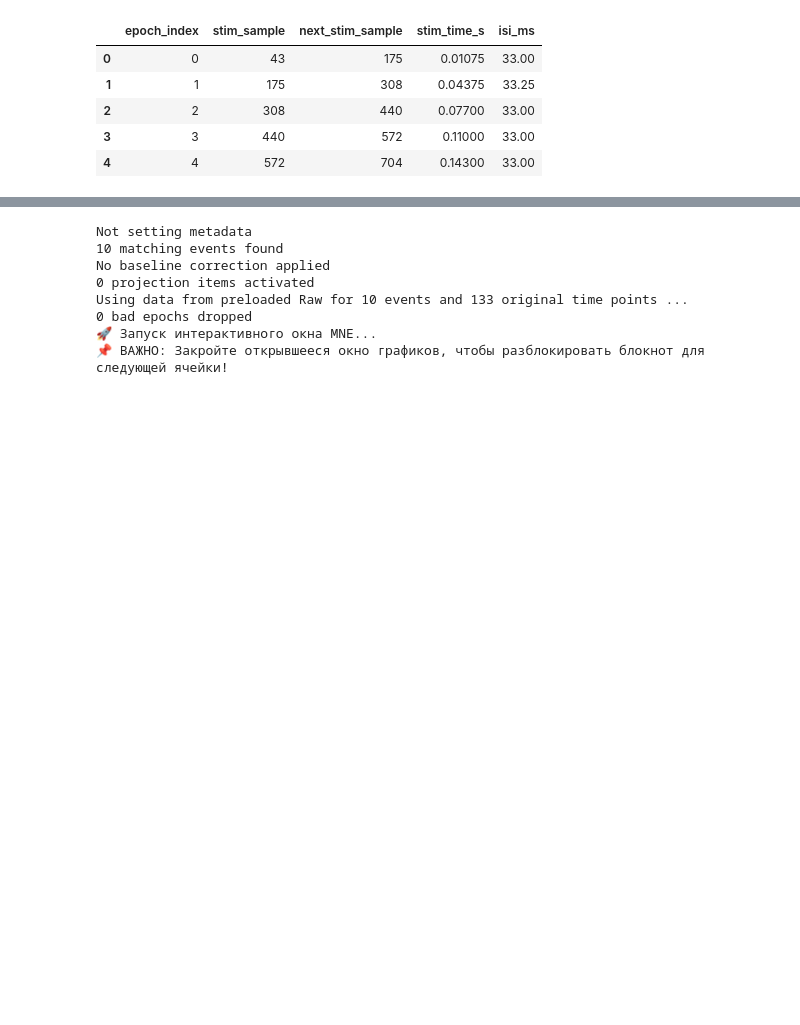
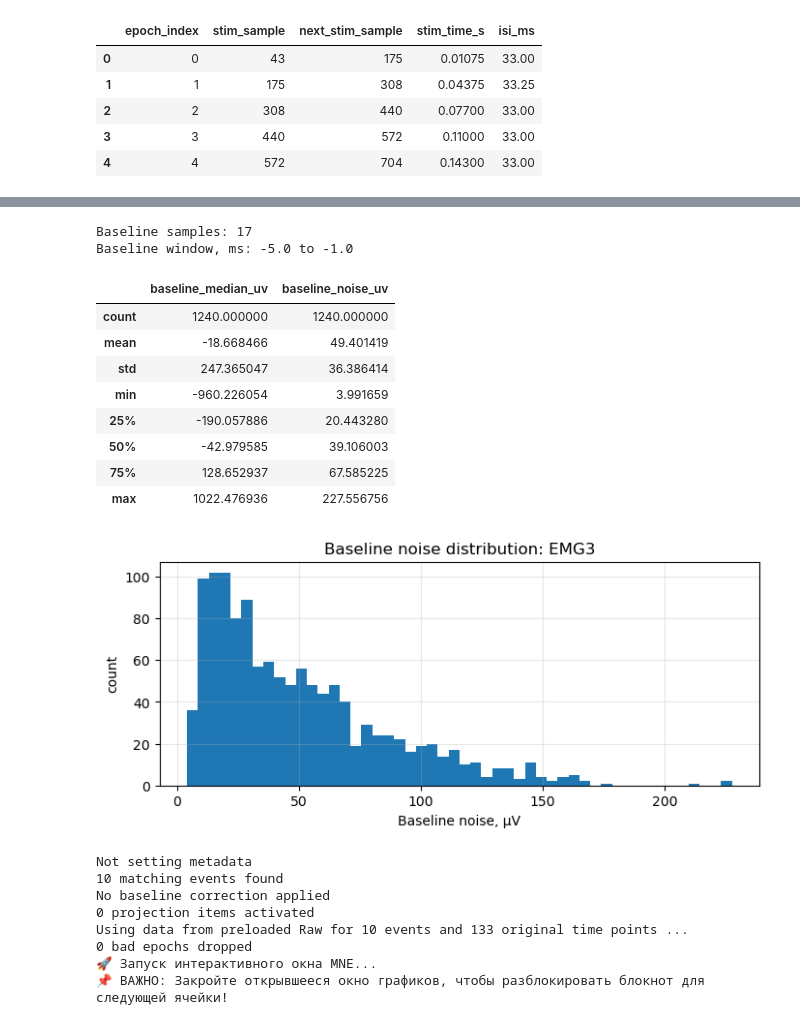
Before and after one commit to violaxanthin/emg-lr-segmentation, a Jupyter notebook: notebooks/emg_lr_segmentation.ipynb, the cells around one changed output, grey strips where cells are left out. Saved outputs shown, nothing was run; the diff lists cells and outputs as text; code cells hidden in the pictures; blank space fills up the shorter version.

Commit message:
Compute prestim baseline noise

```diff
--- a/notebooks/emg_lr_segmentation.ipynb
+++ b/notebooks/emg_lr_segmentation.ipynb
@@ -263,3 +297,57 @@ Epoch time range, ms: -5.0 to 33.0
+# %%
+# Baseline noise для каждой эпохи
+
+baseline_window_ms = (-5.0, -1.0)
+
+baseline_mask = (
+    (times_ms >= baseline_window_ms[0]) &
+    (times_ms <= baseline_window_ms[1])
+)
+
+assert baseline_mask.sum() > 0, "Baseline window не попал во временную ось epochs_auto."
+
+baseline_data = epochs_data_uv[:, baseline_mask]
+
+# Медианный baseline каждой эпохи
+baseline_median_uv = np.median(baseline_data, axis=1)
+
+# Robust noise через MAD для каждой эпохи
+baseline_noise_uv = 1.4826 * np.median(
+    np.abs(baseline_data - baseline_median_uv[:, None]),
+    axis=1
+)
+
+baseline_df = epochs_meta.copy()
+baseline_df["baseline_median_uv"] = baseline_median_uv
+baseline_df["baseline_noise_uv"] = baseline_noise_uv
+
+print("Baseline samples:", baseline_mask.sum())
+print("Baseline window, ms:", times_ms[baseline_mask][0], "to", times_ms[baseline_mask][-1])
+
+display(
+    baseline_df[["baseline_median_uv", "baseline_noise_uv"]].describe()
+)
+
+plt.figure(figsize=(8, 3))
+plt.hist(baseline_noise_uv, bins=50)
+plt.xlabel("Baseline noise, µV")
+plt.ylabel("count")
+plt.title(f"Baseline noise distribution: {ch_name}")
+plt.grid(True, alpha=0.3)
+plt.show()
+# %% [output]
+Baseline samples: 17
+Baseline window, ms: -5.0 to -1.0
+|  | baseline_median_uv | baseline_noise_uv |
+| count | 1240.000000 | 1240.000000 |
+| mean | -18.668466 | 49.401419 |
+| std | 247.365047 | 36.386414 |
+| min | -960.226054 | 3.991659 |
+| 25% | -190.057886 | 20.443280 |
+| 50% | -42.979585 | 39.106003 |
+| 75% | 128.652937 | 67.585225 |
+| max | 1022.476936 | 227.556756 |
+[figure, added]
 # %%
 epochs = mne.Epochs(
     raw,
```
Also changed, not shown: parts of 1 cell of this notebook.
